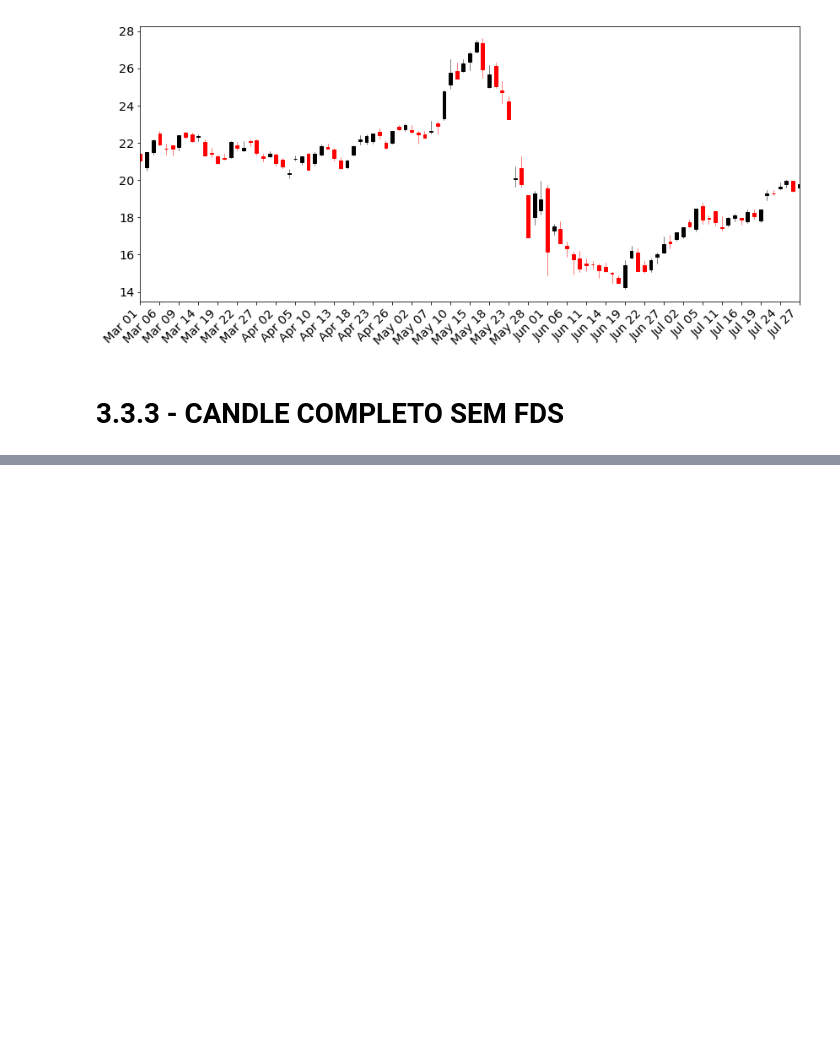
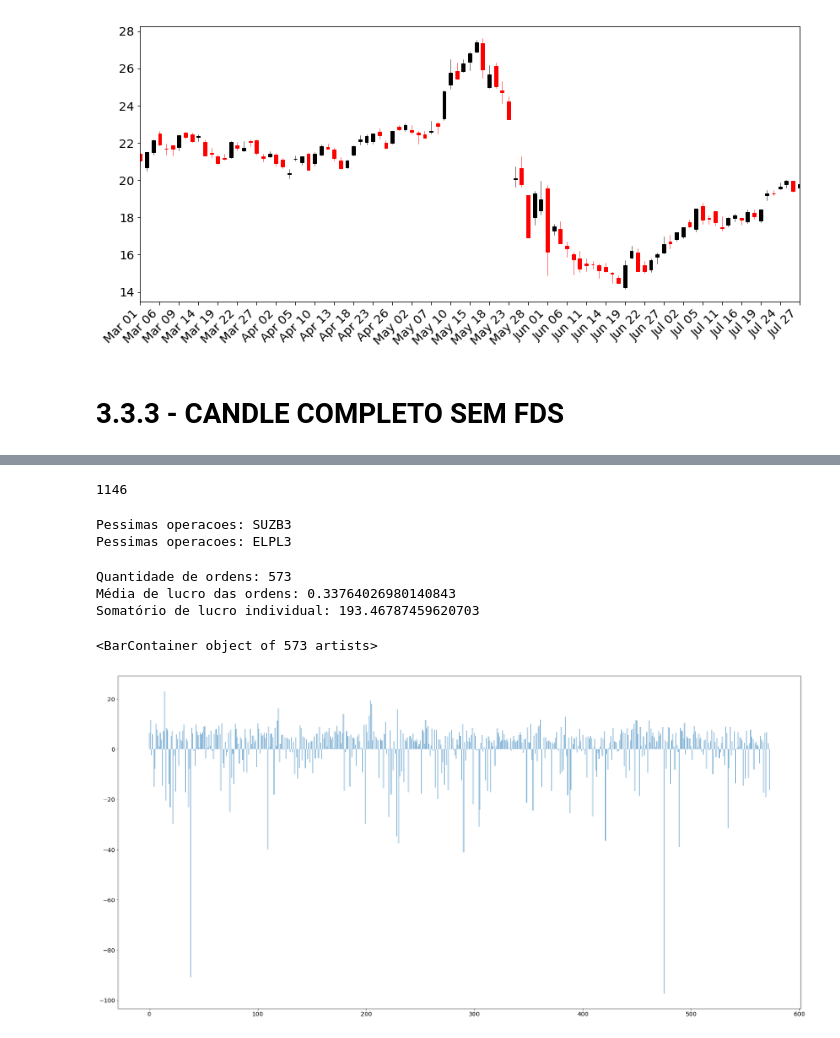
Before and after one commit to RodrigoCalderano/DOM-BOT, a Jupyter notebook: Jupyter/PandasHandler.ipynb, the cells around one changed output, grey strips where cells are left out. Saved outputs shown, nothing was run; the diff lists cells and outputs as text; code cells hidden in the pictures; blank space fills up the shorter version.

```diff
--- a/Jupyter/PandasHandler.ipynb
+++ b/Jupyter/PandasHandler.ipynb
@@ -475,4 +481,0 @@ for each_id in id_to_remove:
-# %%
-# TESTANDO NOVA MATRIZ
-df = orders_df[orders_df['CODIGO DE NEGOCIACAO DO PAPEL'] == 'CMIG4'].reset_index()
-df
@@ -497,0 +499,31 @@ orders_df.tail()
+# %%
+# Remove as ordens nao fechadas pelo id
+lucro = 0
+id_to_remove.sort(reverse=True)
+for each_id in id_to_remove:
+    orders_df = orders_df.drop(orders_df.index[each_id])
+id_to_remove = []
+print(len(orders_df))
+# %% [output]
+1146
+# %%
+# Armazena os lucros individuais de cada ordem
+
+ordem_fechada = []
+for bc_code in blue_chips['CODIGO DE NEGOCIACAO DO PAPEL']:
+    df = orders_df[orders_df['CODIGO DE NEGOCIACAO DO PAPEL'] == bc_code].reset_index()
+    for i in range(int(len(df)/2)):
+        i = i*2
+        if df.iloc[i]['OPERACAO'] == 'BUY':
+            # Se eu comprei antes, lucro = venda futura - compra presente
+            lucro = (df.iloc[i+1]['PRECO'] - df.iloc[i]['PRECO'])/df.iloc[i]['PRECO']
+        else:
+            # Se eu vendi antes, lucro = venda atual - compra futura
+            lucro = (df.iloc[i]['PRECO'] - df.iloc[i+1]['PRECO'])/df.iloc[i]['PRECO']
+        ordem_fechada.append(lucro*100)
+
+        if lucro*100 < -50:
+            print("Pessimas operacoes: " + df.iloc[i]['CODIGO DE NEGOCIACAO DO PAPEL'])
+# %% [output]
+Pessimas operacoes: SUZB3
+Pessimas operacoes: ELPL3
@@ -497,0 +533,12 @@ orders_df.tail()
+# %%
+print("Quantidade de ordens: " + str(len(ordem_fechada)))
+print("Média de lucro das ordens: " + str(sum(ordem_fechada)/len(ordem_fechada)))
+print("Somatório de lucro individual: " + str(sum(ordem_fechada)))
+x_values = np.arange(len(ordem_fechada))
+plt.bar(x_values, ordem_fechada, align='center', alpha=0.5)
+# %% [output]
+Quantidade de ordens: 573
+Média de lucro das ordens: 0.33764026980140843
+Somatório de lucro individual: 193.46787459620703
+<BarContainer object of 573 artists>
+[figure, added]
```
Also changed, not shown: parts of 19 cells of this notebook, 3 other files.
